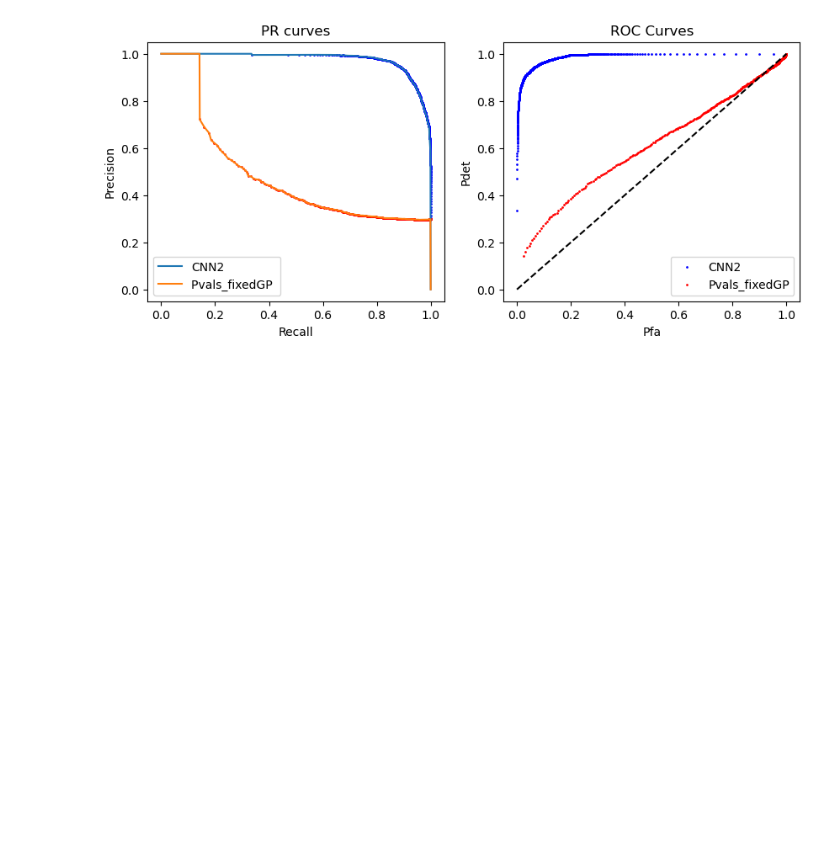
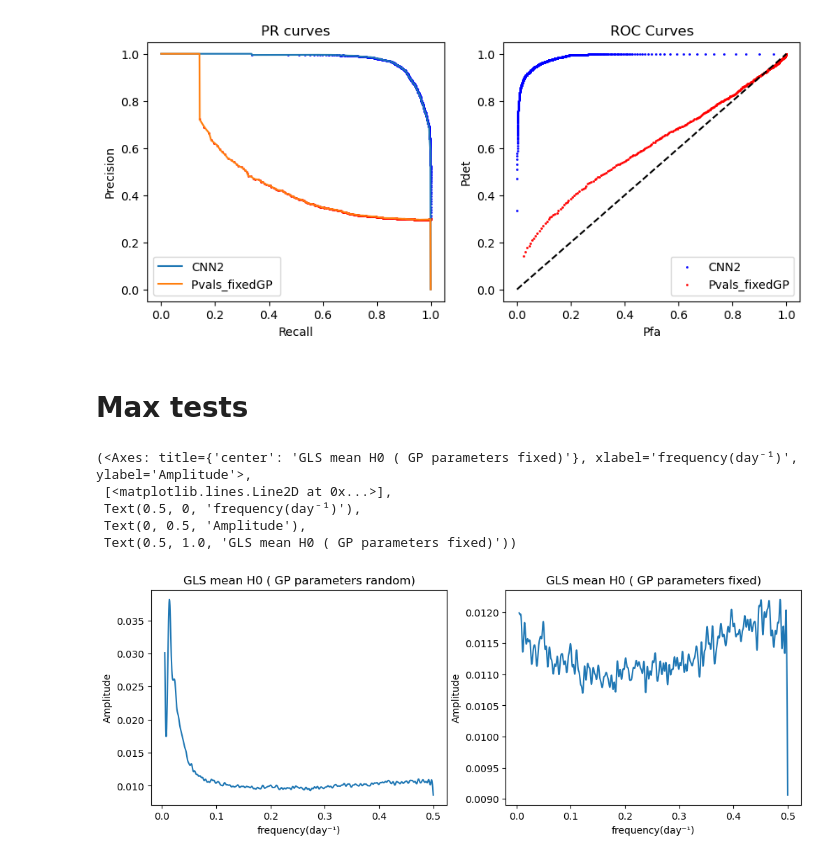
Before and after one commit to hugokerino/Stage_R-V, a Jupyter notebook: Notebook_CNN.ipynb, the cells around one changed output. Cells and saved outputs as stored; diff of their text form; code cells hidden in the pictures; blank space fills up the shorter version.

Commit message:
New test max easier data

```diff
--- a/Notebook_CNN.ipynb
+++ b/Notebook_CNN.ipynb
@@ -1532,3 +1545,19 @@ AUC =  0.487
   auc2 = integrate.quad(f2, 0, 1)
 <Figure size 640x480 with 0 Axes>
 [figure]
+# %% [markdown]
+# Max tests
+# %%
+dist_H0 = np.load('./data/set1/dist_H0.npy', allow_pickle=True)
+dist_H0_fixedGP = np.load('./data/set3/dist_H0_fixedGP.npy', allow_pickle=True)
+# %%
+plt.figure(figsize=(12,4))
+plt.subplot(121), plt.plot(freq, dist_H0), plt.xlabel("frequency(day⁻¹)"),plt.ylabel("Amplitude"), plt.title("GLS mean H0 ( GP parameters random)")
+plt.subplot(122), plt.plot(freq, dist_H0_fixedGP), plt.xlabel("frequency(day⁻¹)"),plt.ylabel("Amplitude"), plt.title("GLS mean H0 ( GP parameters fixed)")
+# %% [output]
+(<Axes: title={'center': 'GLS mean H0 ( GP parameters fixed)'}, xlabel='frequency(day⁻¹)', ylabel='Amplitude'>,
+ [<matplotlib.lines.Line2D at 0x...>],
+ Text(0.5, 0, 'frequency(day⁻¹)'),
+ Text(0, 0.5, 'Amplitude'),
+ Text(0.5, 1.0, 'GLS mean H0 ( GP parameters fixed)'))
+[figure, added]
```
Also changed, not shown: parts of 19 cells of this notebook, 3 other files.
